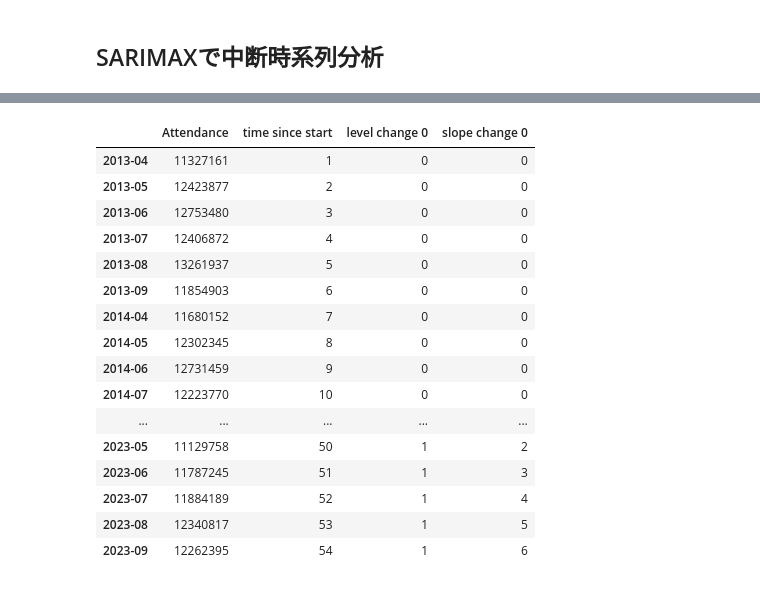
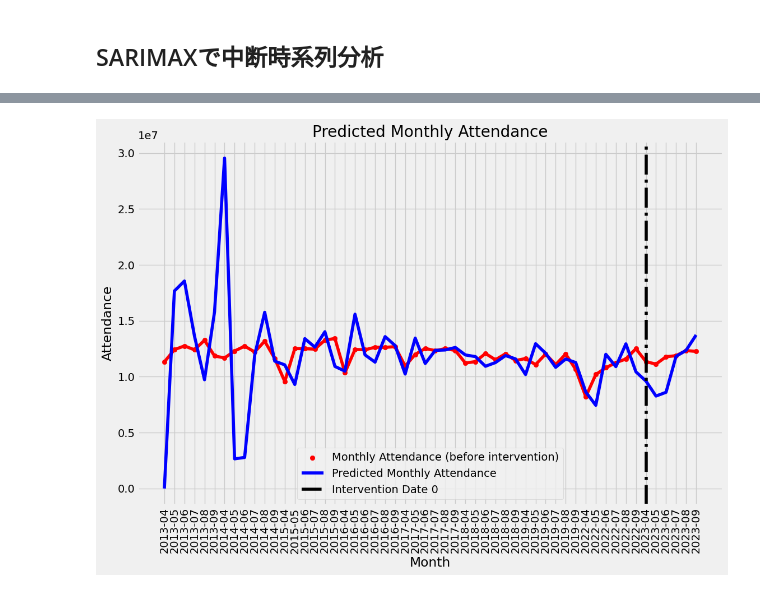
Before and after one commit to mohki7/graduation_thesis, a Jupyter notebook: InterruptedTimeSeries_.ipynb, the cells around one changed output, grey strips where cells are left out. Cells and saved outputs as stored; diff of their text form; code cells hidden in the pictures.

Commit message:
SARIMAX関連の実装・分析ひと段落

```diff
--- a/InterruptedTimeSeries_.ipynb
+++ b/InterruptedTimeSeries_.ipynb
@@ -158,7 +158,7 @@ AttributeError: 'MITS' object has no attribute 'X'
 # %% [markdown]
 ## SARIMAXで中断時系列分析
 # %%
-its_sarimax = MITS(df_att_remove_covid_addup, interventions=['2023-04'], method='SARIMA', optim_params_sarimax=True)
+its_sarimax = MITS(df_att_remove_covid_addup, interventions=['2023-04'], method='SARIMAX', optim_params_sarimax=True, seed=8)
 # %%
 its_sarimax.show_summary()
 # %% [output]
@@ -182,20 +195,4 @@ its_sarimax.show_summary()
 # %%
-its_sarimax.df_sarimax
+its_sarimax.plot_predict()
 # %% [output]
-|  | Attendance | time since start | level change 0 | slope change 0 |
-| 2013-04 | 11327161 | 1 | 0 | 0 |
-| 2013-05 | 12423877 | 2 | 0 | 0 |
-| 2013-06 | 12753480 | 3 | 0 | 0 |
-| 2013-07 | 12406872 | 4 | 0 | 0 |
-| 2013-08 | 13261937 | 5 | 0 | 0 |
-| 2013-09 | 11854903 | 6 | 0 | 0 |
-| 2014-04 | 11680152 | 7 | 0 | 0 |
-| 2014-05 | 12302345 | 8 | 0 | 0 |
-| 2014-06 | 12731459 | 9 | 0 | 0 |
-| 2014-07 | 12223770 | 10 | 0 | 0 |
-| ... | ... | ... | ... | ... |
-| 2023-05 | 11129758 | 50 | 1 | 2 |
-| 2023-06 | 11787245 | 51 | 1 | 3 |
-| 2023-07 | 11884189 | 52 | 1 | 4 |
-| 2023-08 | 12340817 | 53 | 1 | 5 |
-| 2023-09 | 12262395 | 54 | 1 | 6 |
+[figure, added]
```
Also changed, not shown: parts of 2 cells of this notebook, 1 other file.
